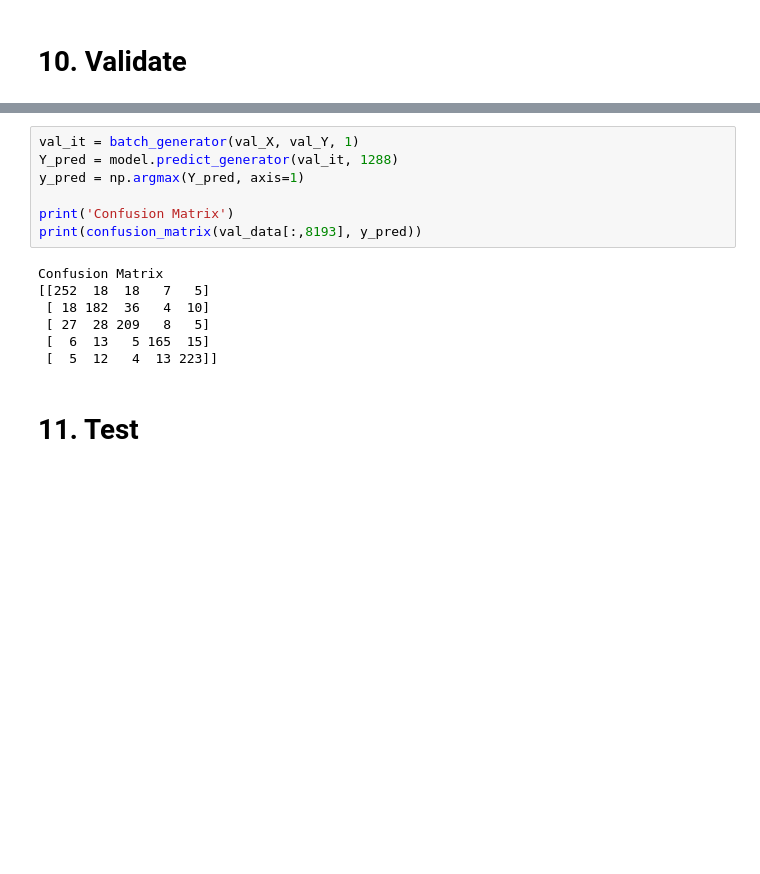
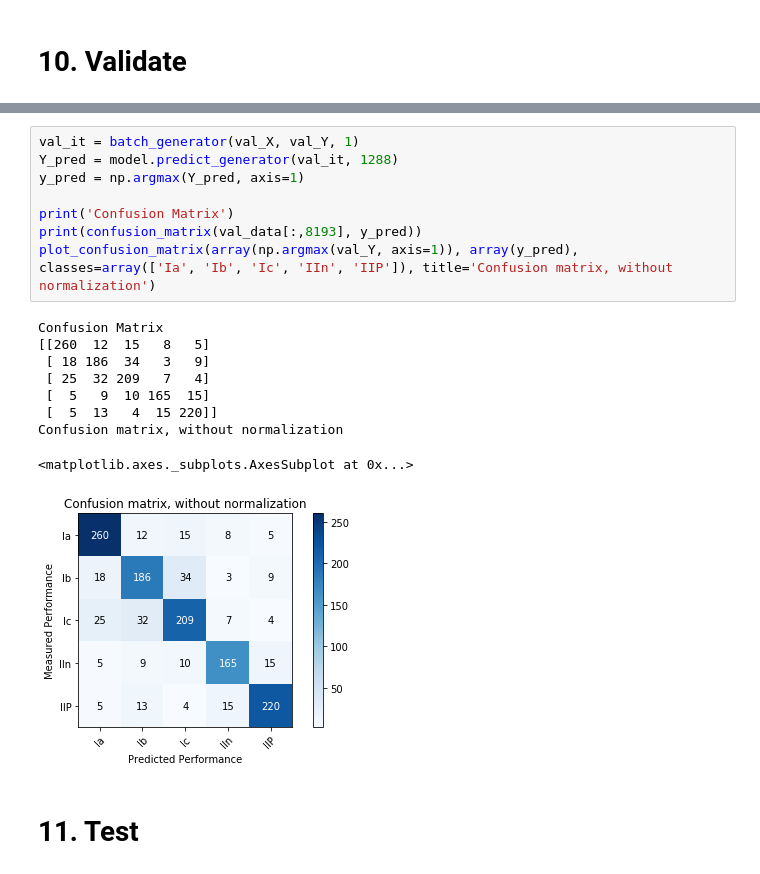
Before and after one commit to zhaozhang/spectra, a Jupyter notebook: classifier-vector.ipynb, the cells around one changed output, grey strips where cells are left out. Drawn from its saved outputs; the diff is of its cells as text; blank space fills up the shorter version.

```diff
--- a/classifier-vector.ipynb
+++ b/classifier-vector.ipynb
@@ -231,17 +282,21 @@ Epoch 00050: val_acc did not improve from 0.80469
 # %%
 val_it = batch_generator(val_X, val_Y, 1)
 Y_pred = model.predict_generator(val_it, 1288)
 y_pred = np.argmax(Y_pred, axis=1)
 
 print('Confusion Matrix')
 print(confusion_matrix(val_data[:,8193], y_pred))
+plot_confusion_matrix(array(np.argmax(val_Y, axis=1)), array(y_pred), classes=array(['Ia', 'Ib', 'Ic', 'IIn', 'IIP']), title='Confusion matrix, without normalization')
 # %% [output]
 Confusion Matrix
-[[252  18  18   7   5]
- [ 18 182  36   4  10]
- [ 27  28 209   8   5]
- [  6  13   5 165  15]
- [  5  12   4  13 223]]
+[[260  12  15   8   5]
+ [ 18 186  34   3   9]
+ [ 25  32 209   7   4]
+ [  5   9  10 165  15]
+ [  5  13   4  15 220]]
+Confusion matrix, without normalization
+<matplotlib.axes._subplots.AxesSubplot at 0x...>
+[figure, added]
 # %% [markdown]
 # 11. Test
 # %%
```
Also changed, not shown: parts of 9 cells of this notebook.
